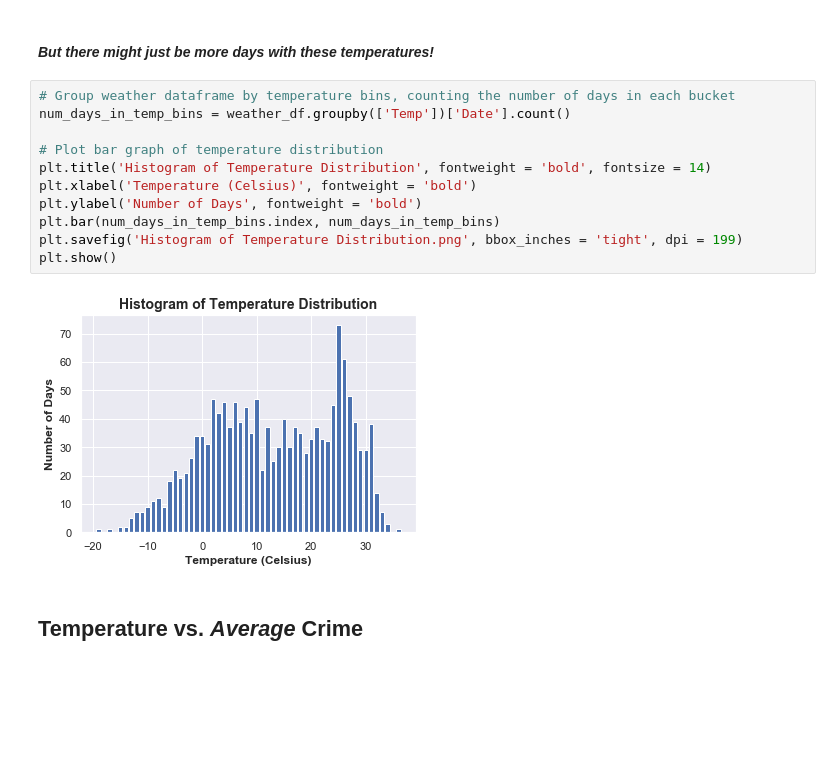
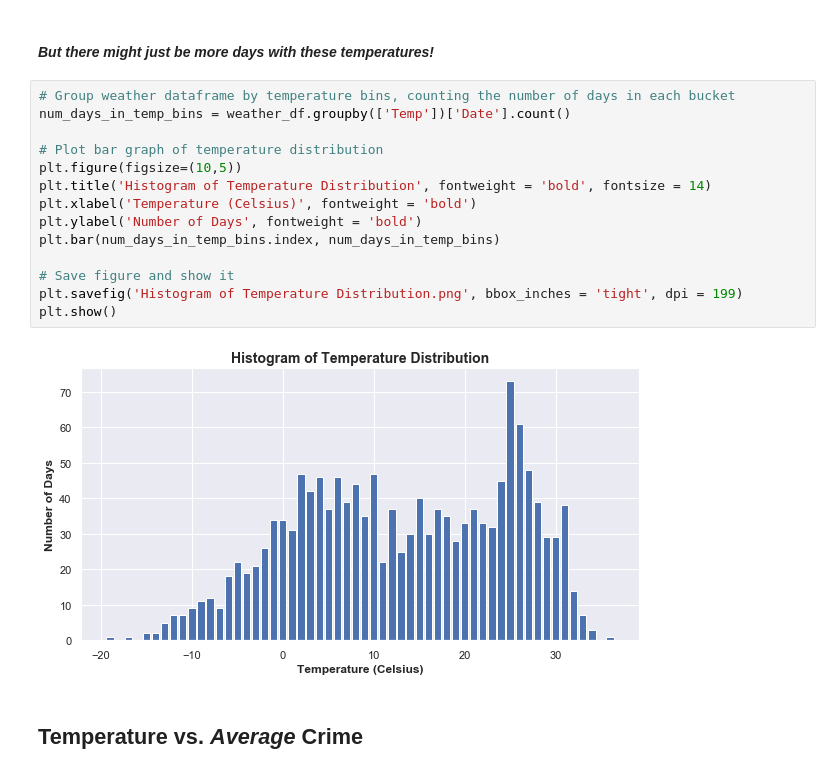
Before and after one commit to minnawoo/Whether-Weather-Drives-Crime, a Jupyter notebook: Whether Weather Drives Crime.ipynb, the cells around one changed output. Saved outputs shown, nothing was run; the diff lists cells and outputs as text; blank space fills up the shorter version.

```diff
--- a/Whether Weather Drives Crime.ipynb
+++ b/Whether Weather Drives Crime.ipynb
@@ -324,16 +309,19 @@ plt.show()
 # %%
 # Group weather dataframe by temperature bins, counting the number of days in each bucket
 num_days_in_temp_bins = weather_df.groupby(['Temp'])['Date'].count()
 
 # Plot bar graph of temperature distribution
+plt.figure(figsize=(10,5))
 plt.title('Histogram of Temperature Distribution', fontweight = 'bold', fontsize = 14)
 plt.xlabel('Temperature (Celsius)', fontweight = 'bold')
 plt.ylabel('Number of Days', fontweight = 'bold')
 plt.bar(num_days_in_temp_bins.index, num_days_in_temp_bins)
+
+# Save figure and show it
 plt.savefig('Histogram of Temperature Distribution.png', bbox_inches = 'tight', dpi = 199)
 plt.show()
 # %% [output]
-[figure, old version]
+[figure, new version]
 # %% [markdown]
 ## Temperature vs. *Average* Crime
 # %% [markdown]
```
Also changed, not shown: parts of 32 cells of this notebook, 12 other files.
